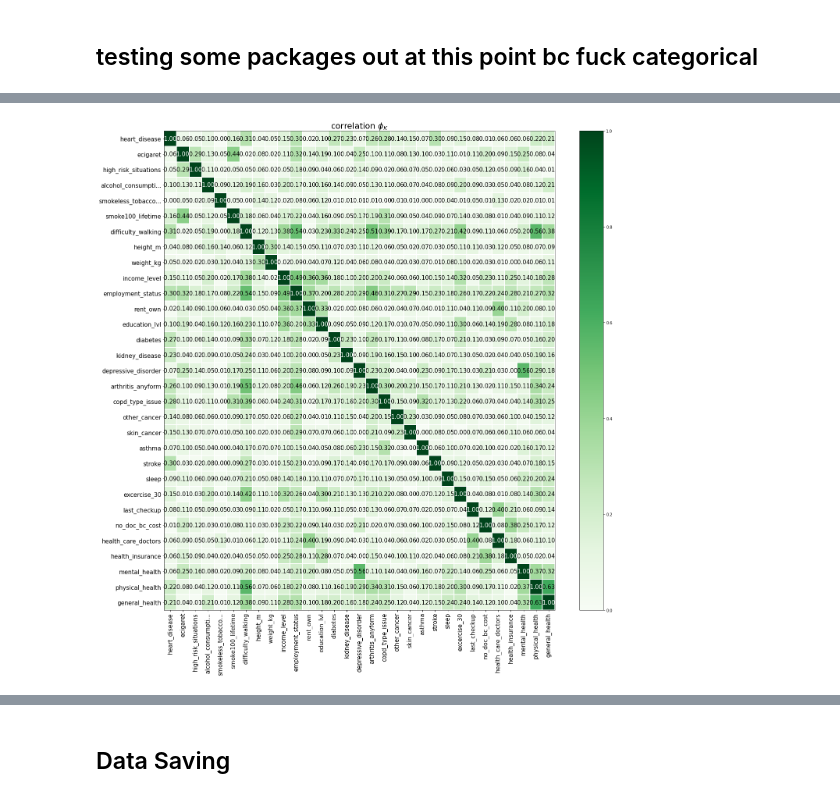
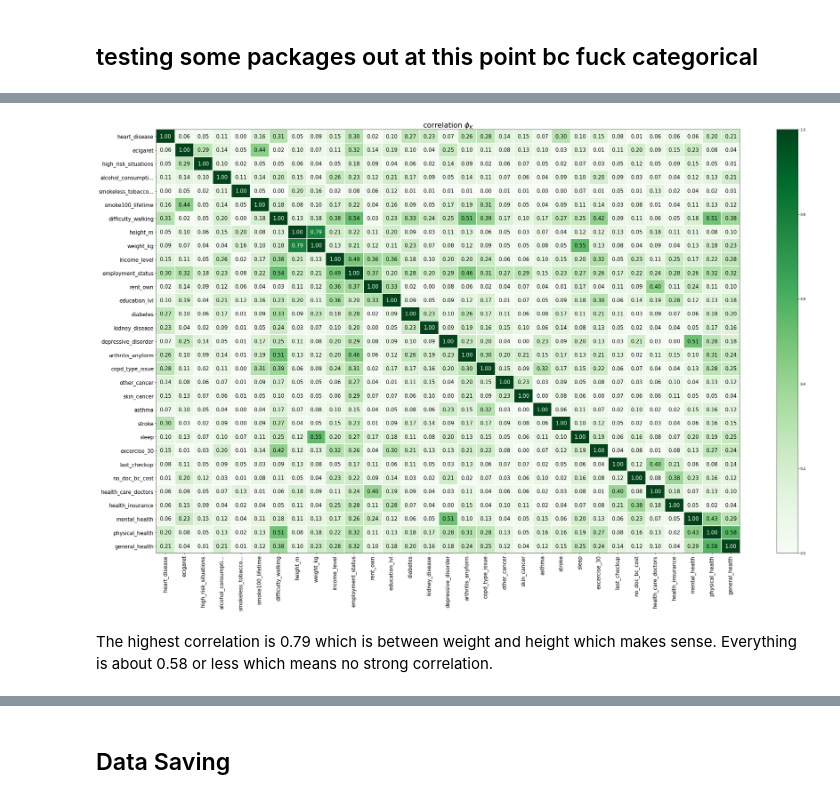
Before and after one commit to xiaohua-su/Heart_Disease, a Jupyter notebook: Heart_disease_eda.ipynb, the cells around one changed output, grey strips where cells are left out. Cells and saved outputs as stored; diff of their text form; code cells hidden in the pictures.

```diff
--- a/Heart_disease_eda.ipynb
+++ b/Heart_disease_eda.ipynb
@@ -1054,0 +1055,27 @@ from phik import report
+# %%
+data_types = {'general_health': 'categorical',
+             'health_insurance':'categorical',
+             'health_care_doctors':'categorical',
+             'no_doc_bc_cost':'categorical',
+             'stroke':'categorical',
+             'asthma':'categorical',
+             'skin_cancer':'categorical',
+             'other_cancer':'categorical',
+             'copd_type_issue':'categorical',
+             'arthritis_anyform':'categorical',
+             'depressive_disorder':'categorical',
+             'kidney_disease':'categorical',
+             'diabetes':'categorical',
+             'education_lvl':'categorical',
+             'rent_own':'categorical',
+             'employment_status':'categorical',
+             'income_level':'categorical',
+             'difficulty_walking':'categorical',
+             'smoke100_lifetime':'categorical',
+             'smokeless_tobacco_products':'categorical',
+             'high_risk_situations':'categorical',
+             'ecigaret':'categorical',
+             'heart_disease':'categorical'}
+
+interval_cols = [col for col, v in data_types.items() if v=='interval' and col in data.columns]
+interval_cols
@@ -1055,4 +1100,4 @@ from phik import report
 # %%
-phik_overview = modeling_df.phik_matrix()
+phik_overview = modeling_df.phik_matrix(interval_cols = interval_cols)
 phik_overview.round(2)
 # %% [output]
@@ -1077,12 +1121,14 @@ interval columns not set, guessing: ['general_health', 'physical_health', 'menta
 # %%
 plot_correlation_matrix(phik_overview.values,
                         x_labels=phik_overview.columns,
                         y_labels=phik_overview.index,
                         vmin=0, vmax=1, color_map="Greens",
                         title=r"correlation $\phi_K$",
                         fontsize_factor=1.5,
-                        figsize=(20, 20))
+                        figsize=(32, 20))
 plt.tight_layout()
 # %% [output]
-[figure, old version]
+[figure, new version]
+# %% [markdown]
+The highest correlation is 0.79 which is between weight and height which makes sense. Everything is about 0.58 or less which means no strong correlation.
 # %%
```
Also changed, not shown: parts of 7 cells of this notebook.
